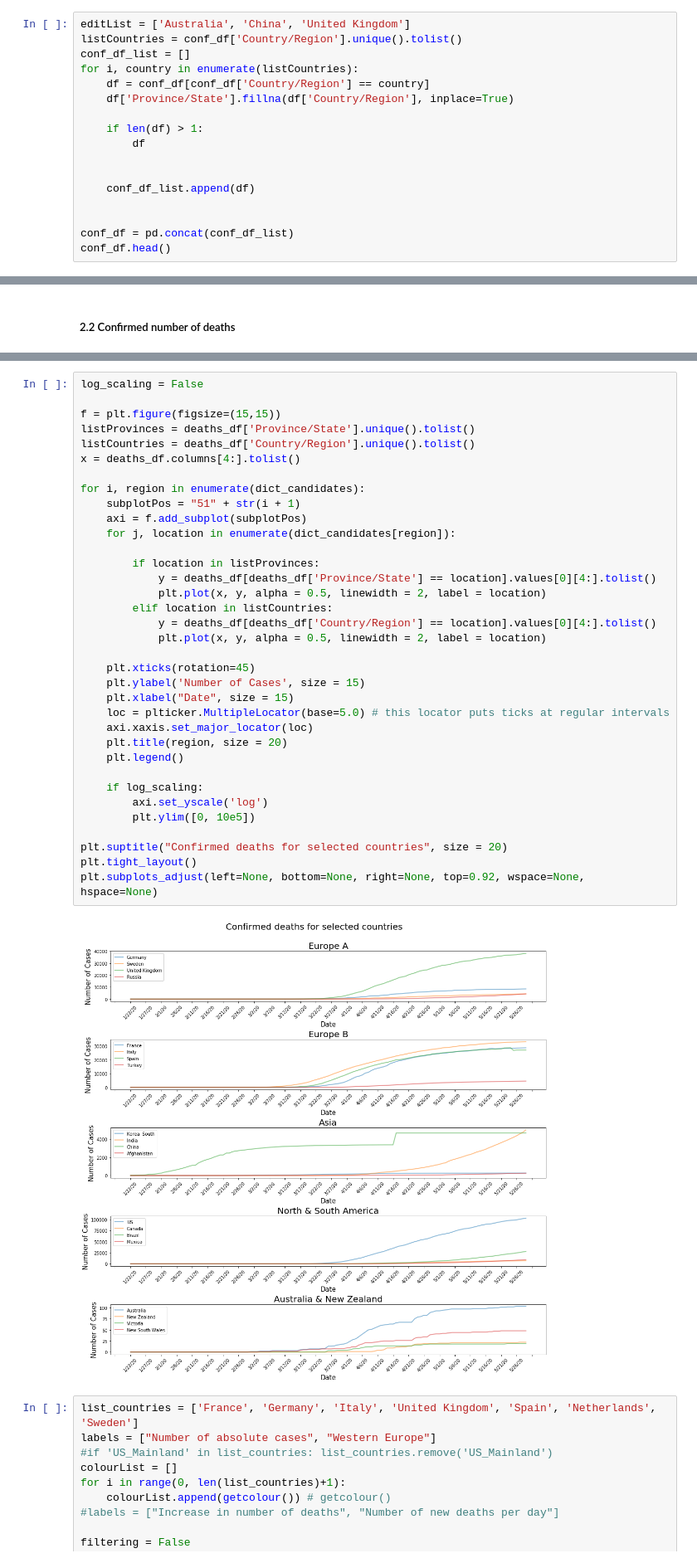
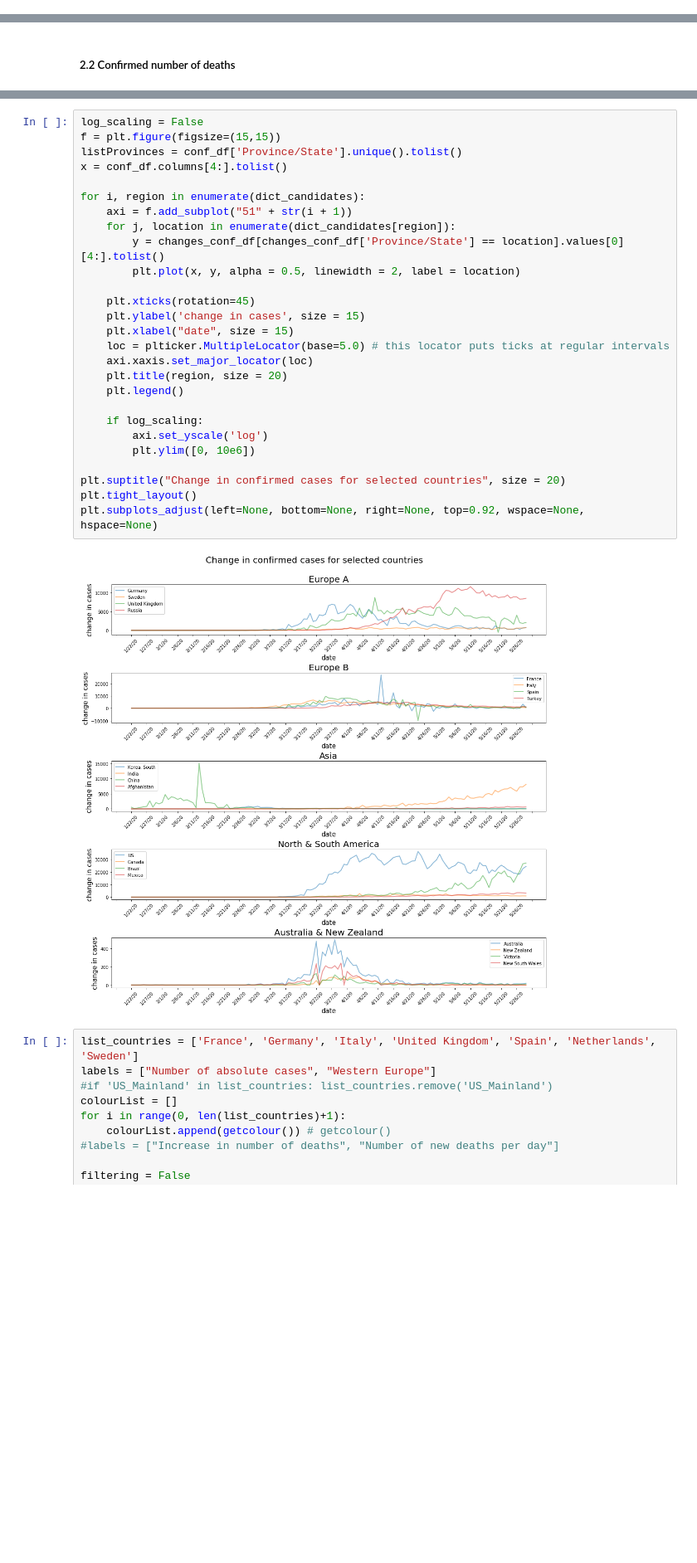
Before and after one commit to j-greggazz/Kaggle, a Jupyter notebook: covid_19/notebooks/Covid 19 comparisons & predictions for selected countries.ipynb, the cells around one changed output, grey strips where cells are left out. Shown at 83% size. Drawn from its saved outputs; the diff is of its cells as text; blank space fills up the shorter version.

```diff
--- a/covid_19/notebooks/Covid 19 comparisons & predictions for selected countries.ipynb
+++ b/covid_19/notebooks/Covid 19 comparisons & predictions for selected countries.ipynb
@@ -370,17 +377,0 @@ Edit conf_df to include totals for countries:
-# %%
-editList = ['Australia', 'China', 'United Kingdom']
-listCountries = conf_df['Country/Region'].unique().tolist()
-conf_df_list = []
-for i, country in enumerate(listCountries):
-    df = conf_df[conf_df['Country/Region'] == country]
-    df['Province/State'].fillna(df['Country/Region'], inplace=True)
-
-    if len(df) > 1:
-        df
-
-
-    conf_df_list.append(df)
-
-
-conf_df = pd.concat(conf_df_list)
-conf_df.head()
@@ -477,40 +487,32 @@ plt.subplots_adjust(left=None, bottom=None, right=None, top=0.92, wspace=None, h
 # %%
 log_scaling = False
-
 f = plt.figure(figsize=(15,15))
-listProvinces = deaths_df['Province/State'].unique().tolist()
-listCountries = deaths_df['Country/Region'].unique().tolist()
-x = deaths_df.columns[4:].tolist()
+listProvinces = conf_df['Province/State'].unique().tolist()
+x = conf_df.columns[4:].tolist()
 
 for i, region in enumerate(dict_candidates):
-    subplotPos = "51" + str(i + 1)
-    axi = f.add_subplot(subplotPos)
+    axi = f.add_subplot("51" + str(i + 1))
     for j, location in enumerate(dict_candidates[region]):
-
-        if location in listProvinces:
-            y = deaths_df[deaths_df['Province/State'] == location].values[0][4:].tolist()
-            plt.plot(x, y, alpha = 0.5, linewidth = 2, label = location)
-        elif location in listCountries:
-            y = deaths_df[deaths_df['Country/Region'] == location].values[0][4:].tolist()
-            plt.plot(x, y, alpha = 0.5, linewidth = 2, label = location)
+        y = changes_conf_df[changes_conf_df['Province/State'] == location].values[0][4:].tolist()
+        plt.plot(x, y, alpha = 0.5, linewidth = 2, label = location)
 
     plt.xticks(rotation=45)
-    plt.ylabel('Number of Cases', size = 15)
-    plt.xlabel("Date", size = 15)
+    plt.ylabel('change in cases', size = 15)
+    plt.xlabel("date", size = 15)
     loc = plticker.MultipleLocator(base=5.0) # this locator puts ticks at regular intervals
     axi.xaxis.set_major_locator(loc)
     plt.title(region, size = 20)
     plt.legend()
 
     if log_scaling:
         axi.set_yscale('log')
-        plt.ylim([0, 10e5])
+        plt.ylim([0, 10e6])
 
-plt.suptitle("Confirmed deaths for selected countries", size = 20)
+plt.suptitle("Change in confirmed cases for selected countries", size = 20)
 plt.tight_layout()
 plt.subplots_adjust(left=None, bottom=None, right=None, top=0.92, wspace=None, hspace=None)
 # %% [output]
-[figure, old version]
+[figure, new version]
 # %%
 list_countries = ['France', 'Germany', 'Italy', 'United Kingdom', 'Spain', 'Netherlands', 'Sweden']
 labels = ["Number of absolute cases", "Western Europe"]
```
Also changed, not shown: parts of 22 cells of this notebook.
